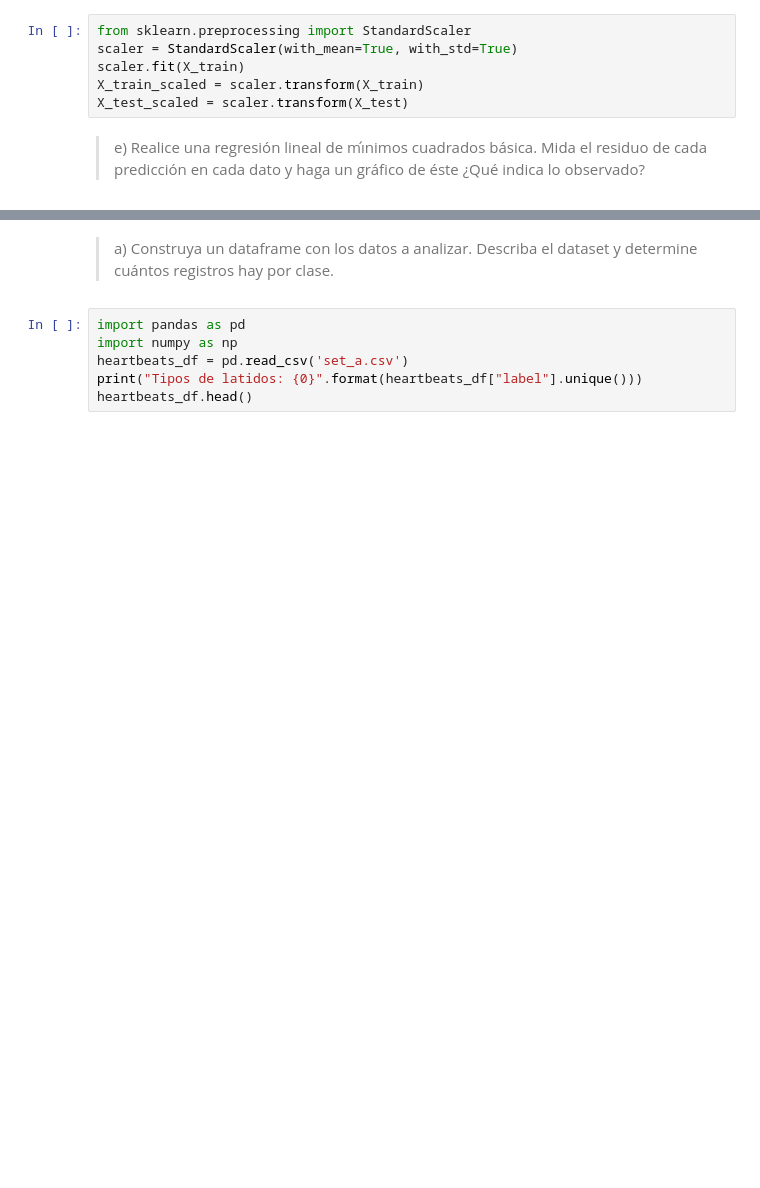
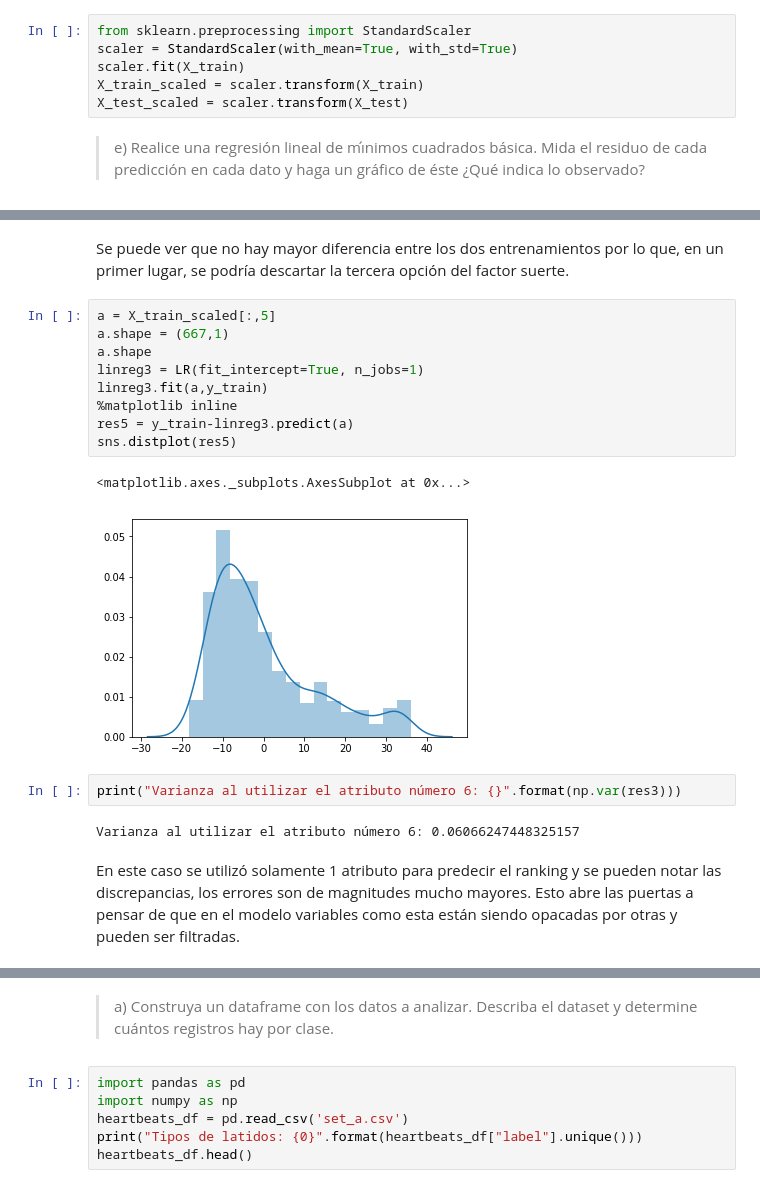
Before and after one commit to briquelme/INF393-T1, a Jupyter notebook: Tarea1_Ortega_Riquelme.ipynb, the cells around one changed output, grey strips where cells are left out. Saved outputs shown, nothing was run; the diff lists cells and outputs as text; blank space fills up the shorter version.

```diff
--- a/Tarea1_Ortega_Riquelme.ipynb
+++ b/Tarea1_Ortega_Riquelme.ipynb
@@ -143,0 +263,20 @@ a = linreg.predict(X_train_scaled)
+# %% [markdown]
+Se puede ver que no hay mayor diferencia entre los dos entrenamientos por lo que, en un primer lugar, se podría descartar la tercera opción del factor suerte.
+# %%
+a = X_train_scaled[:,5]
+a.shape = (667,1)
+a.shape
+linreg3 = LR(fit_intercept=True, n_jobs=1)
+linreg3.fit(a,y_train)
+%matplotlib inline
+res5 = y_train-linreg3.predict(a)
+sns.distplot(res5)
+# %% [output]
+<matplotlib.axes._subplots.AxesSubplot at 0x...>
+[figure, added]
+# %%
+print("Varianza al utilizar el atributo número 6: {}".format(np.var(res3)))
+# %% [output]
+Varianza al utilizar el atributo número 6: 0.06066247448325157
+# %% [markdown]
+En este caso se utilizó solamente 1 atributo para predecir el ranking y se pueden notar las discrepancias, los errores son de magnitudes mucho mayores. Esto abre las puertas a pensar de que en el modelo variables como esta están siendo opacadas por otras y pueden ser filtradas.
```
Also changed, not shown: parts of 207 cells of this notebook.
